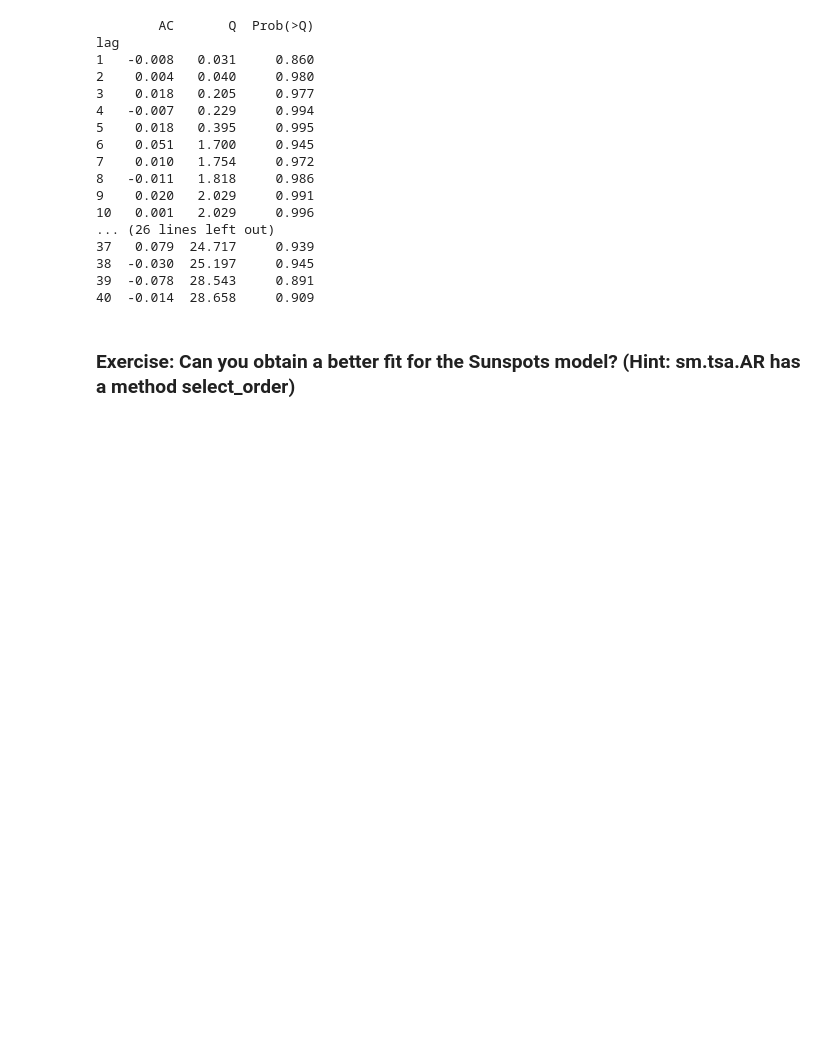
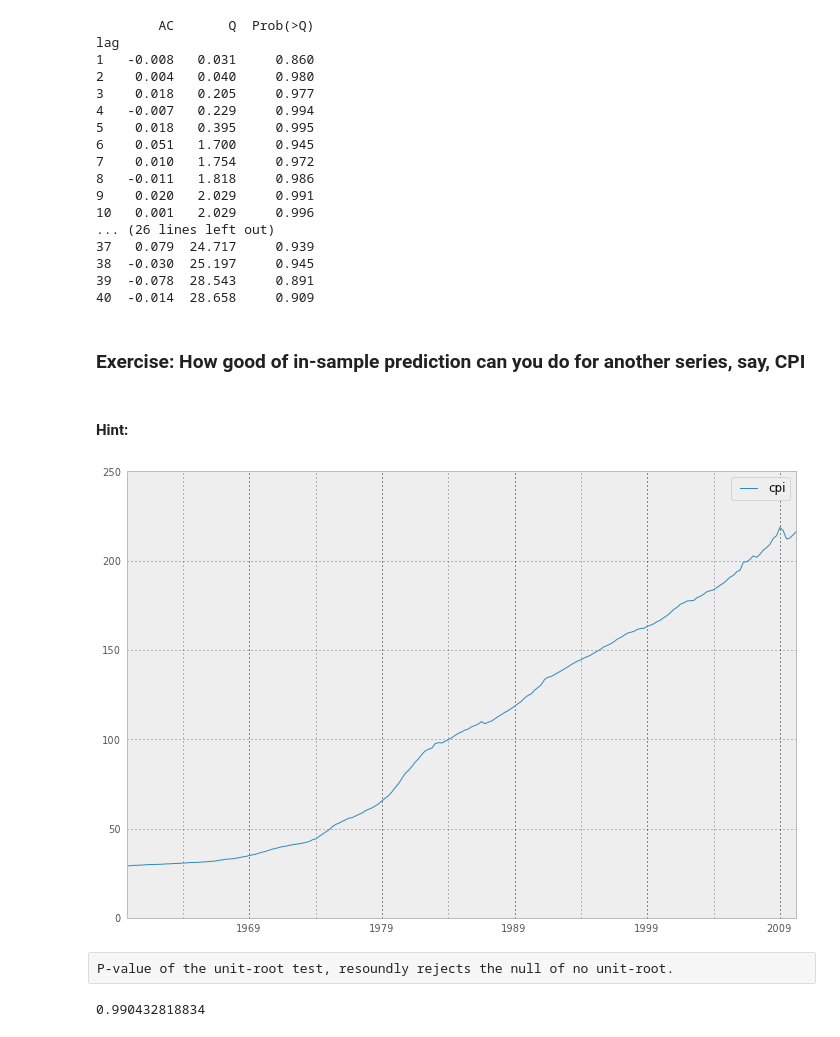
Before and after one commit to jseabold/statsmodels-tutorial, a Jupyter notebook: tsa_arma.ipynb, the cells around one changed output. Saved outputs shown, nothing was run; the diff lists cells and outputs as text; code cells hidden in the pictures; blank space fills up the shorter version.

```diff
--- a/tsa_arma.ipynb
+++ b/tsa_arma.ipynb
@@ -236,5 +247,24 @@ lag
 38  -0.030  25.197     0.945
 39  -0.078  28.543     0.891
 40  -0.014  28.658     0.909
-# %% [markdown]
-### Exercise: Can you obtain a better fit for the Sunspots model? (Hint: sm.tsa.AR has a method select_order)
+# %% [markdown]
+### Exercise: How good of in-sample prediction can you do for another series, say, CPI
+# %%
+macrodta = sm.datasets.macrodata.load_pandas().data
+macrodta.index = pandas.Index(sm.tsa.datetools.dates_from_range('1959Q1', '2009Q3'))
+cpi = macrodta["cpi"]
+# %% [markdown]
+#### Hint:
+# %%
+fig = plt.figure(figsize=(12,8))
+ax = fig.add_subplot(111)
+ax = cpi.plot(ax=ax);
+ax.legend();
+# %% [output]
+[figure, added]
+# %% [raw]
+P-value of the unit-root test, resoundly rejects the null of no unit-root.
+# %%
+print sm.tsa.adfuller(cpi)[1]
+# %% [output]
+0.990432818834
```
Also changed, not shown: parts of 16 cells of this notebook, 19 other files.
